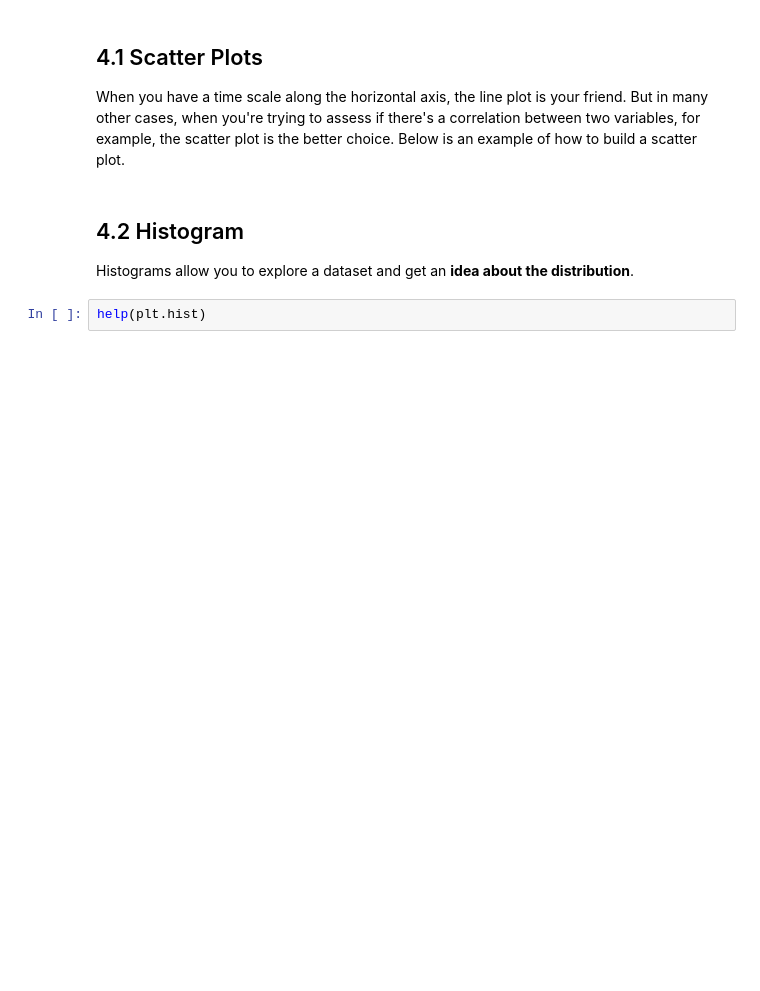
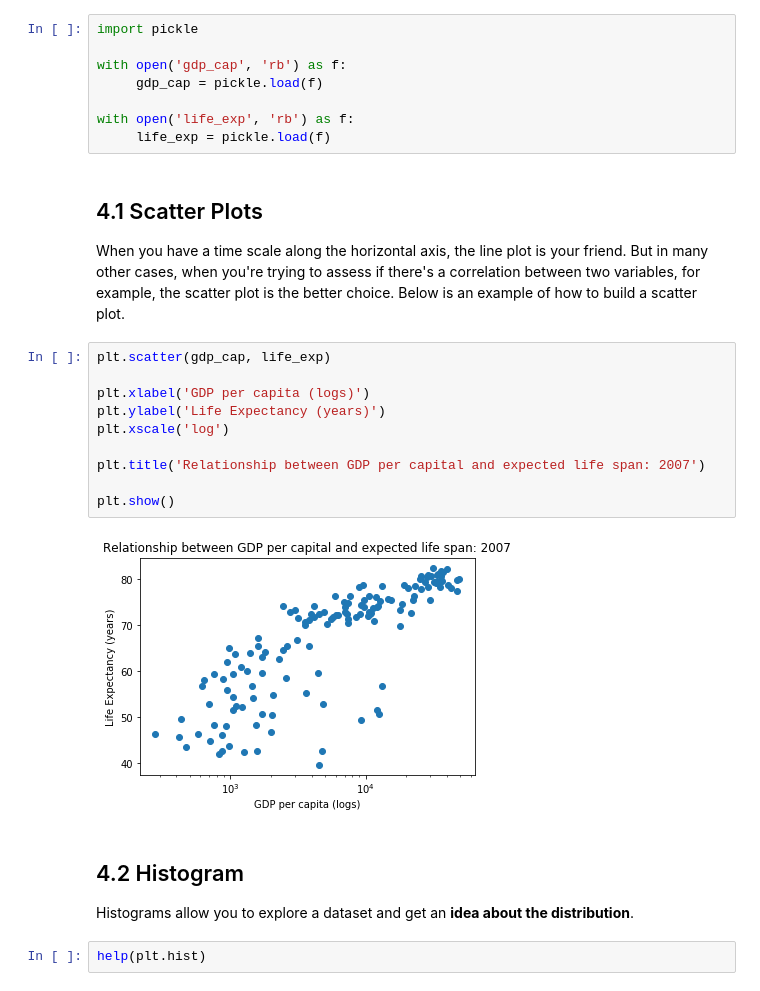
Before and after one commit to christianjauregui/Python-tutorials-programming_essentials, a Jupyter notebook: ProgrammingInPython-TUTORIAL1.ipynb, the cells around one changed output. Cells and saved outputs as stored; diff of their text form; blank space fills up the shorter version.

```diff
--- a/ProgrammingInPython-TUTORIAL1.ipynb
+++ b/ProgrammingInPython-TUTORIAL1.ipynb
@@ -160,6 +165,26 @@ plt.show()
+# %%
+import pickle
+
+with open('gdp_cap', 'rb') as f:
+     gdp_cap = pickle.load(f)
+
+with open('life_exp', 'rb') as f:
+     life_exp = pickle.load(f)
 # %% [markdown]
 ## 4.1 Scatter Plots
 When you have a time scale along the horizontal axis, the line plot is your friend. But in many other cases, when you're trying to assess if there's a correlation between two variables, for example, the scatter plot is the better choice. Below is an example of how to build a scatter plot.
+# %%
+plt.scatter(gdp_cap, life_exp)
+
+plt.xlabel('GDP per capita (logs)')
+plt.ylabel('Life Expectancy (years)')
+plt.xscale('log')
+
+plt.title('Relationship between GDP per capital and expected life span: 2007')
+
+plt.show()
+# %% [output]
+[figure, added]
 # %% [markdown]
 ## 4.2 Histogram
 
```
Also changed, not shown: parts of 10 cells of this notebook.
